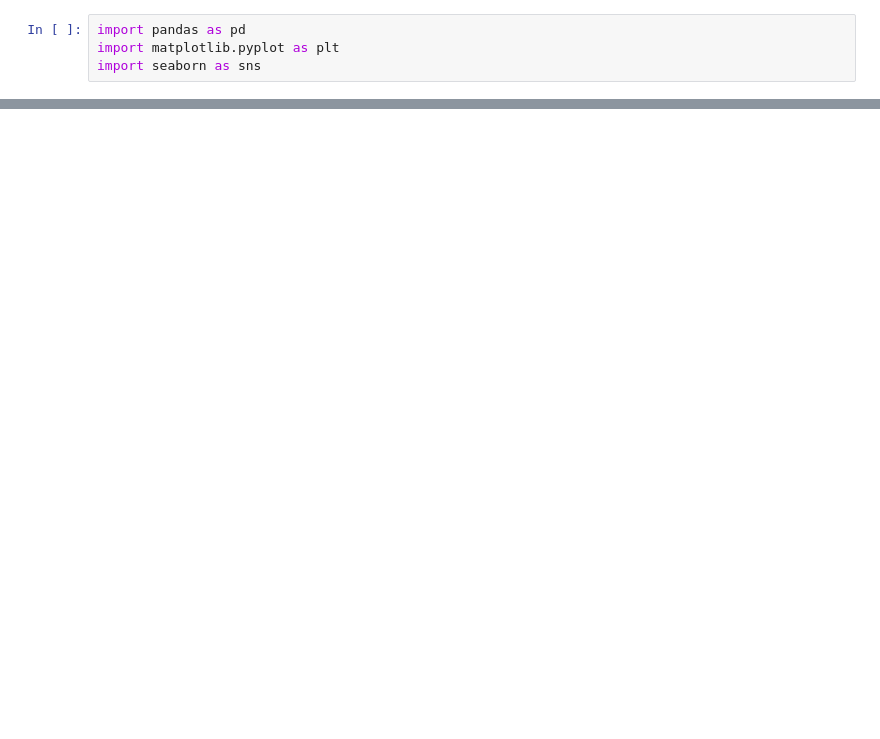
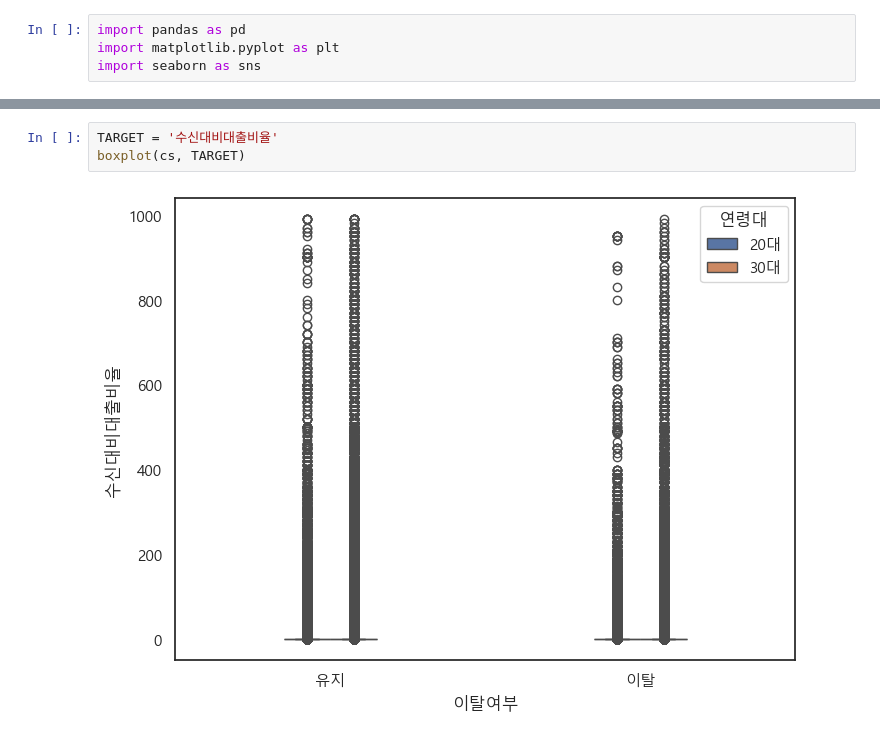
Before and after one commit to iMBanker-iM2030/IM2030, a Jupyter notebook: notebook/hyein.ipynb, the cells around one changed output, grey strips where cells are left out. Drawn from its saved outputs; the diff is of its cells as text; blank space fills up the shorter version.

```diff
--- a/notebook/hyein.ipynb
+++ b/notebook/hyein.ipynb
@@ -45,0 +94,5 @@ plt.show()
+# %%
+TARGET = '수신대비대출비율'
+boxplot(cs, TARGET)
+# %% [output]
+[figure, added]
```
Also changed, not shown: parts of 16 cells of this notebook.
